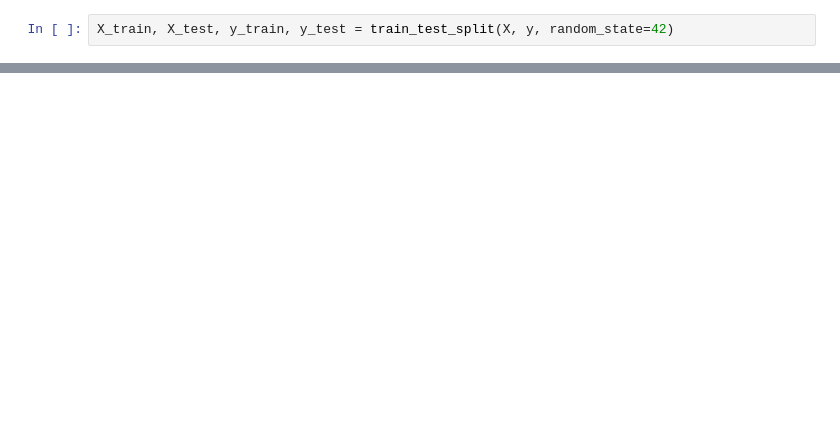
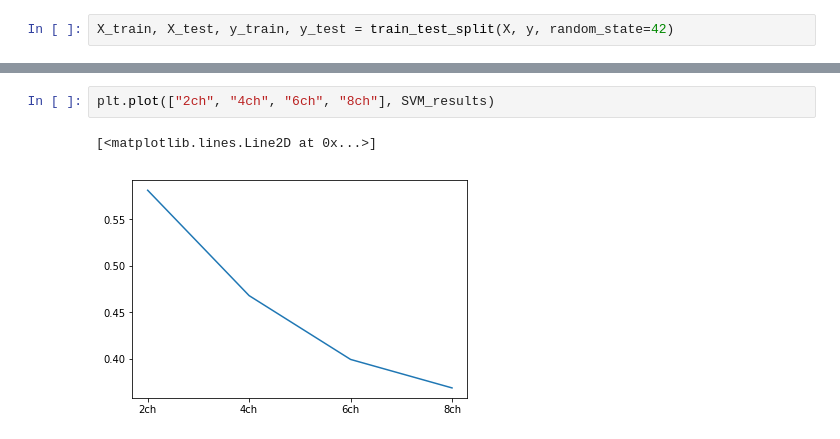
Before and after one commit to tslindner/Script-Text-Classification-ML, a Jupyter notebook: WIP_dirs/Tim/ML_algs.ipynb, the cells around one changed output, grey strips where cells are left out. Saved outputs shown, nothing was run; the diff lists cells and outputs as text; blank space fills up the shorter version.

```diff
--- a/WIP_dirs/Tim/ML_algs.ipynb
+++ b/WIP_dirs/Tim/ML_algs.ipynb
@@ -184,0 +288,5 @@ np.mean(predicted_svm == d)
+# %%
+plt.plot(["2ch", "4ch", "6ch", "8ch"], SVM_results)
+# %% [output]
+[<matplotlib.lines.Line2D at 0x...>]
+[figure, added]
```
Also changed, not shown: parts of 28 cells of this notebook, 23 other files.
